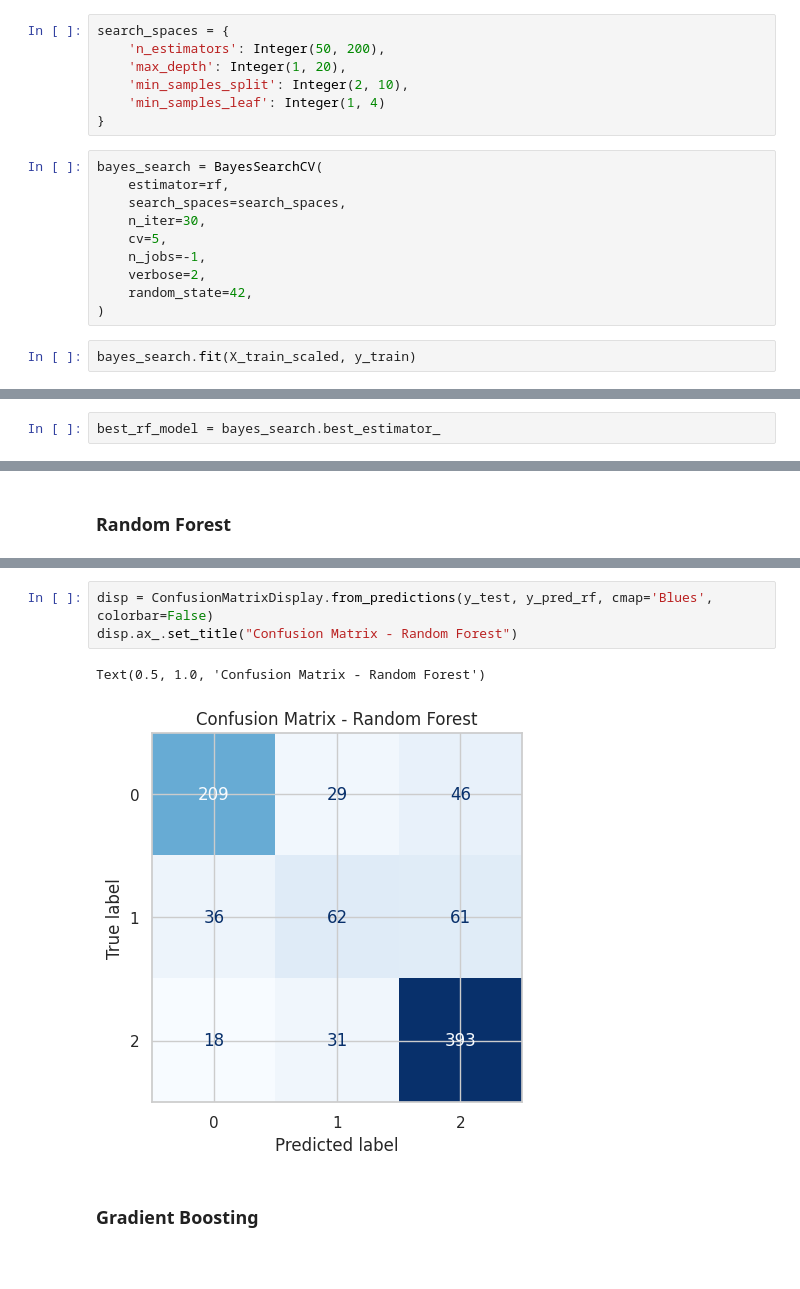
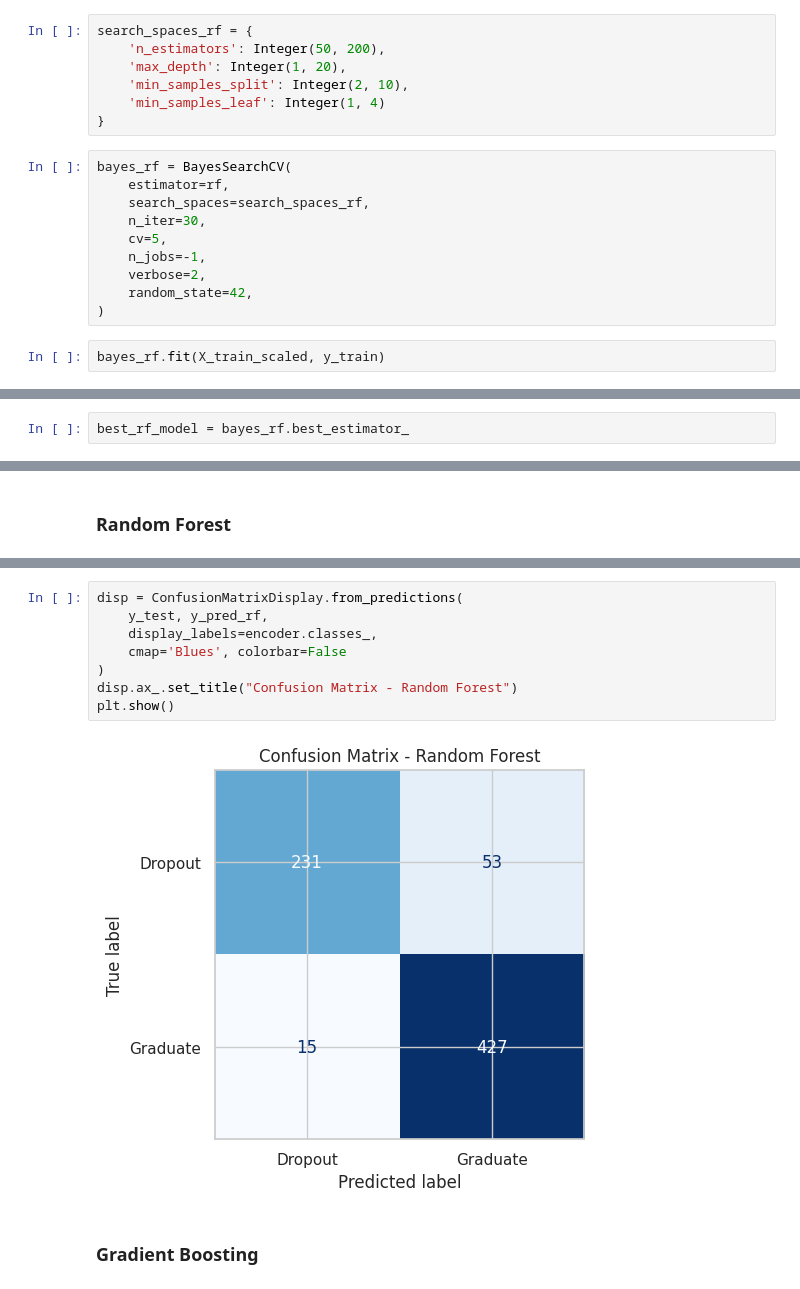
Before and after one commit to nadyaputriast/data_science-jaya_jaya_institute, a Jupyter notebook: notebook.ipynb, the cells around one changed output, grey strips where cells are left out. Drawn from its saved outputs; the diff is of its cells as text; blank space fills up the shorter version.

```diff
--- a/notebook.ipynb
+++ b/notebook.ipynb
@@ -363,16 +397,16 @@ rf = RandomForestClassifier(
     class_weight='balanced',
     )
 # %%
-search_spaces = {
+search_spaces_rf = {
     'n_estimators': Integer(50, 200),
     'max_depth': Integer(1, 20),
     'min_samples_split': Integer(2, 10),
     'min_samples_leaf': Integer(1, 4)
 }
 # %%
-bayes_search = BayesSearchCV(
+bayes_rf = BayesSearchCV(
     estimator=rf,
-    search_spaces=search_spaces,
+    search_spaces=search_spaces_rf,
     n_iter=30,
     cv=5,
     n_jobs=-1,
@@ -380,7 +414,7 @@ bayes_search = BayesSearchCV(
     random_state=42,
 )
 # %%
-bayes_search.fit(X_train_scaled, y_train)
+bayes_rf.fit(X_train_scaled, y_train)
 # %% [output]
 Fitting 5 folds for each of 1 candidates, totalling 5 fits
 Fitting 5 folds for each of 1 candidates, totalling 5 fits
@@ -409,4 +443,4 @@ BayesSearchCV(cv=5,
                              'n_estimators': Integer(low=50, high=200, prior='uniform', transform='normalize')},
               verbose=2)
 # %%
-best_rf_model = bayes_search.best_estimator_
+best_rf_model = bayes_rf.best_estimator_
@@ -570,9 +646,13 @@ weighted avg       0.74      0.75      0.74       885
 # %%
-disp = ConfusionMatrixDisplay.from_predictions(y_test, y_pred_rf, cmap='Blues', colorbar=False)
+disp = ConfusionMatrixDisplay.from_predictions(
+    y_test, y_pred_rf,
+    display_labels=encoder.classes_,
+    cmap='Blues', colorbar=False
+)
 disp.ax_.set_title("Confusion Matrix - Random Forest")
+plt.show()
 # %% [output]
-Text(0.5, 1.0, 'Confusion Matrix - Random Forest')
-[figure, old version]
+[figure, new version]
 # %% [markdown]
 ### Gradient Boosting
 # %%
```
Also changed, not shown: parts of 37 cells of this notebook, 7 other files.
